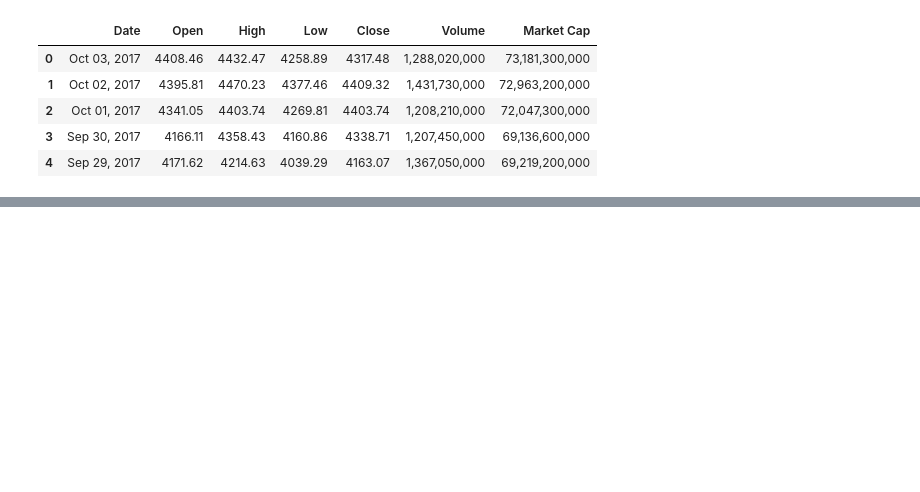
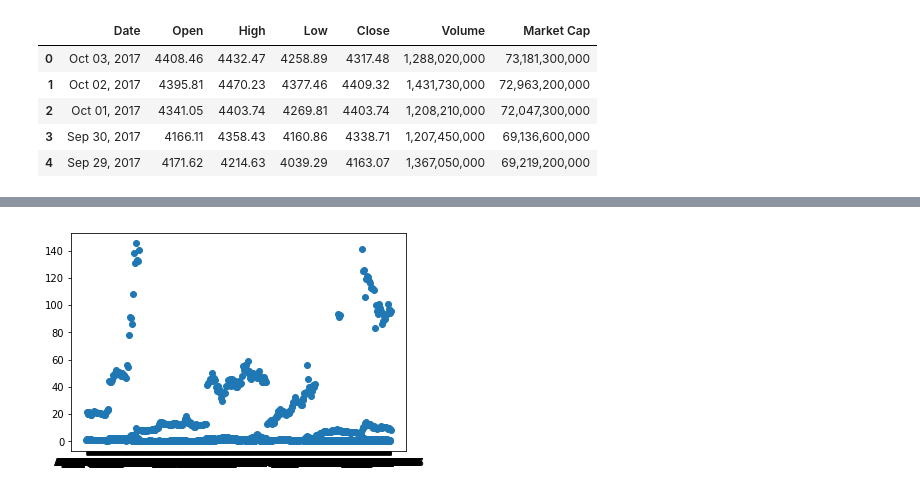
Before and after one commit to kayne10/Crypto-Pirates, a Jupyter notebook: pandas_scripts/Index.ipynb, the cells around one changed output, grey strips where cells are left out. Saved outputs shown, nothing was run; the diff lists cells and outputs as text; code cells hidden in the pictures; blank space fills up the shorter version.

```diff
--- a/pandas_scripts/Index.ipynb
+++ b/pandas_scripts/Index.ipynb
@@ -18,0 +58,5 @@ data['Volume'].max()
+# %%
+plt.scatter(mon_data['Date'], mon_data['Close'])
+plt.show()
+# %% [output]
+[figure, added]
```
Also changed, not shown: parts of 9 cells of this notebook, 1 other file.
